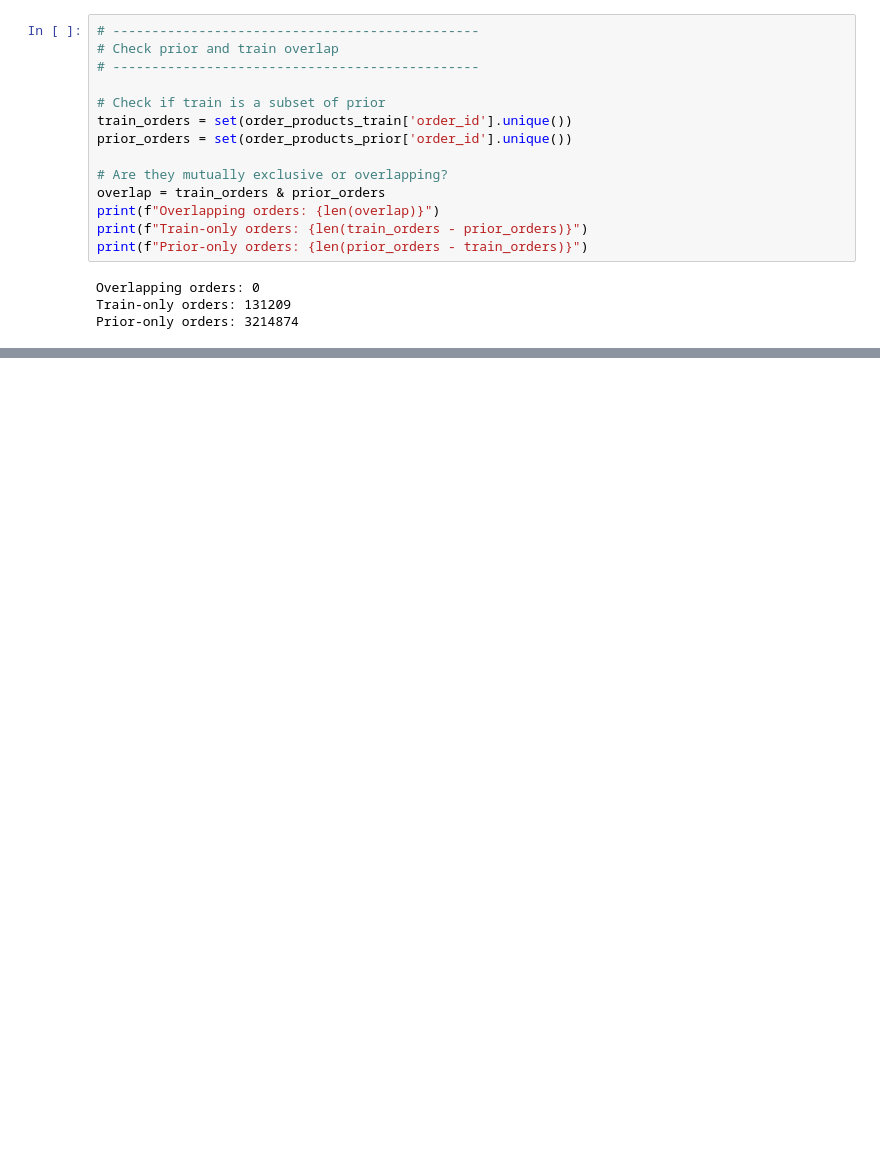
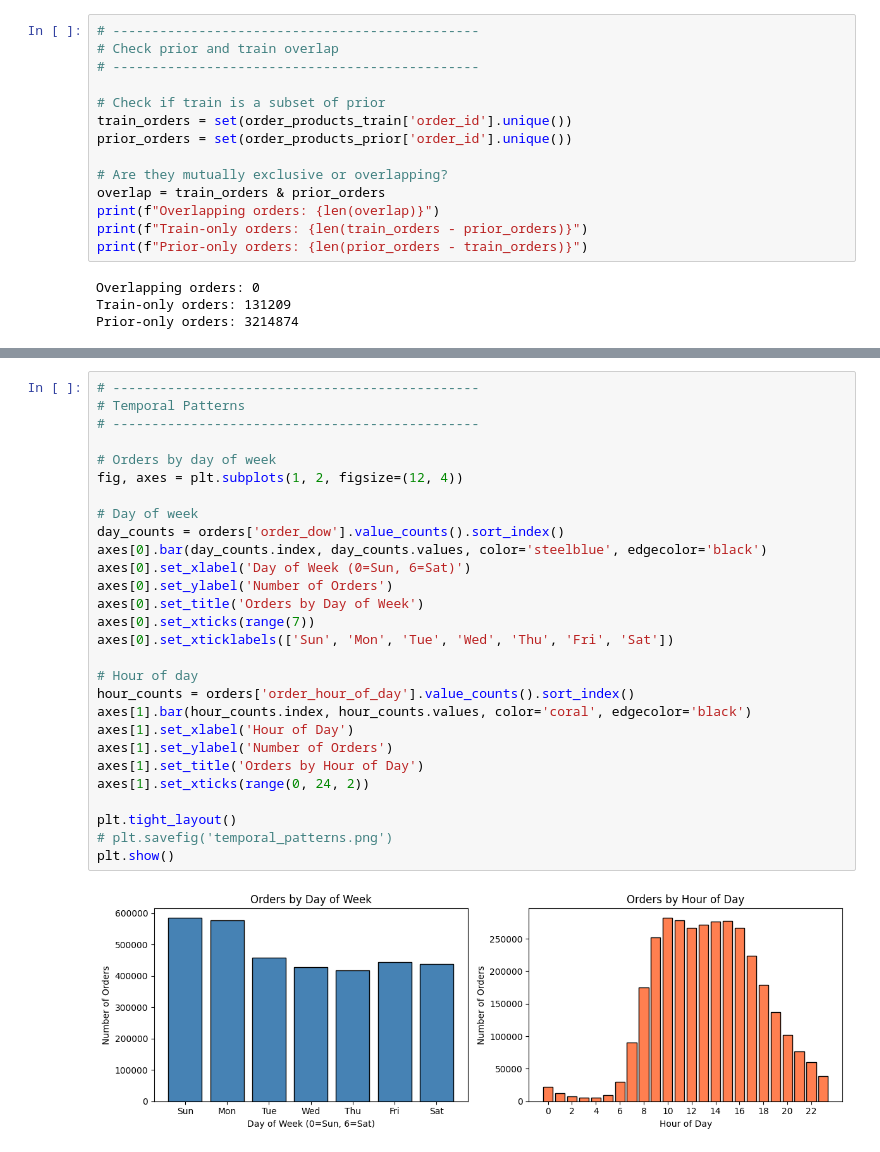
Before and after one commit to wengchienwei/ml-project-instacart, a Jupyter notebook: notebooks/01_data_exploration.ipynb, the cells around one changed output, grey strips where cells are left out. Drawn from its saved outputs; the diff is of its cells as text; blank space fills up the shorter version.

```diff
--- a/notebooks/01_data_exploration.ipynb
+++ b/notebooks/01_data_exploration.ipynb
@@ -123,0 +381,30 @@ Missing: 0
+# %%
+# -----------------------------------------------
+# Temporal Patterns
+# -----------------------------------------------
+
+# Orders by day of week
+fig, axes = plt.subplots(1, 2, figsize=(12, 4))
+
+# Day of week
+day_counts = orders['order_dow'].value_counts().sort_index()
+axes[0].bar(day_counts.index, day_counts.values, color='steelblue', edgecolor='black')
+axes[0].set_xlabel('Day of Week (0=Sun, 6=Sat)')
+axes[0].set_ylabel('Number of Orders')
+axes[0].set_title('Orders by Day of Week')
+axes[0].set_xticks(range(7))
+axes[0].set_xticklabels(['Sun', 'Mon', 'Tue', 'Wed', 'Thu', 'Fri', 'Sat'])
+
+# Hour of day
+hour_counts = orders['order_hour_of_day'].value_counts().sort_index()
+axes[1].bar(hour_counts.index, hour_counts.values, color='coral', edgecolor='black')
+axes[1].set_xlabel('Hour of Day')
+axes[1].set_ylabel('Number of Orders')
+axes[1].set_title('Orders by Hour of Day')
+axes[1].set_xticks(range(0, 24, 2))
+
+plt.tight_layout()
+# plt.savefig('temporal_patterns.png')
+plt.show()
+# %% [output]
+[figure, added]
```
Also changed, not shown: parts of 21 cells of this notebook.
